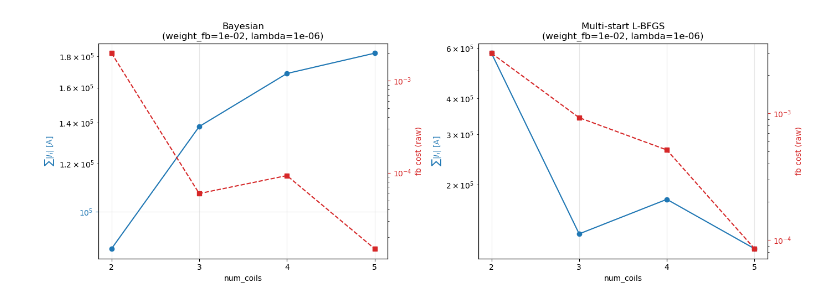
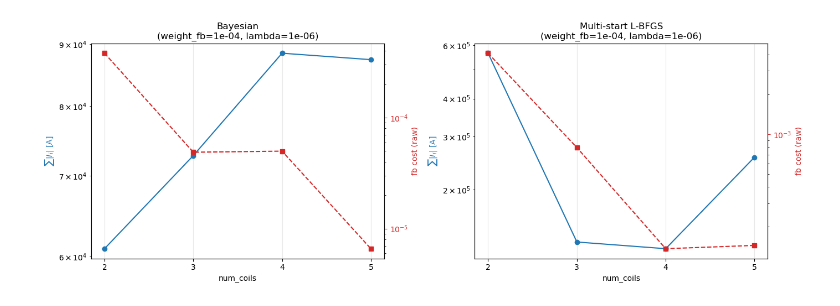
Before and after one commit to jeremslm/PF_location_optimization, a Jupyter notebook: notebooks/comb_curr_error_for_lambdas.ipynb, the cells around one changed output. Cells and saved outputs as stored; diff of their text form; code cells hidden in the pictures.

```diff
--- a/notebooks/comb_curr_error_for_lambdas.ipynb
+++ b/notebooks/comb_curr_error_for_lambdas.ipynb
@@ -6,9 +6,9 @@ import numpy as np
 import pandas as pd
 import matplotlib.pyplot as plt
 
-BASE = '../examples/comparisons/combined_boundary_DIIID'
+BASE = '../examples/comparisons/diiid_3_coil'
 SWEEPS = {'convergence_w5_b_temp': 'Bayesian', 'convergence_w5_l_temp': 'Multi-start L-BFGS'}
-N_COILS = 5
+N_COILS = 3
 CFG_RE = re.compile(r'alpha:[^,]+,weight:([^,]+),lambda:([^,]+),coils:(\d+)')
 # %%
 def load_sweep(sweep, method, n_coils):
@@ -162,29 +162,29 @@ rows=32
 # %%
-FIXED_WEIGHT = 1e-02
+FIXED_WEIGHT = 1e-04
 RIGHT_METRIC = 'best_fb_cost'
 RIGHT_LABEL = 'fb cost (raw)'
 RIGHT_LOG = True
 
 methods = list(SWEEPS.values())
 fig, axes = plt.subplots(1, len(methods), figsize=(7 * len(methods), 5), squeeze=False)
 for ax1, method in zip(axes[0], methods):
     sub = df_full[(df_full['method'] == method) & (np.isclose(df_full['weight_fb'], FIXED_WEIGHT))].sort_values('num_coils')
     ax2 = ax1.twinx()
     ax1.plot(sub['num_coils'], sub['total_current'], 'o-', color='tab:blue', lw=1.5, ms=6)
     ax2.plot(sub['num_coils'], sub[RIGHT_METRIC], 's--', color='tab:red', lw=1.5, ms=6)
     ax1.set_yscale('log')
     if RIGHT_LOG:
         ax2.set_yscale('log')
     ax1.set_xticks(sorted(df_full['num_coils'].unique()))
     ax1.set_xlabel('num_coils')
     ax1.set_ylabel(r'$\sum|I_i|$ [A]', color='tab:blue')
     ax2.set_ylabel(RIGHT_LABEL, color='tab:red')
     ax1.tick_params(axis='y', colors='tab:blue')
     ax2.tick_params(axis='y', colors='tab:red')
     lam_str = f'{sub["lambda"].iloc[0]:.0e}' if len(sub) else 'n/a'
     ax1.set_title(f'{method}\n(weight_fb={FIXED_WEIGHT:.0e}, lambda={lam_str})')
     ax1.grid(True, alpha=0.3)
 plt.tight_layout()
 plt.show()
 # %% [output]
-[figure, old version]
+[figure, new version]
```
Also changed, not shown: parts of 3 cells of this notebook, 39 other files.
